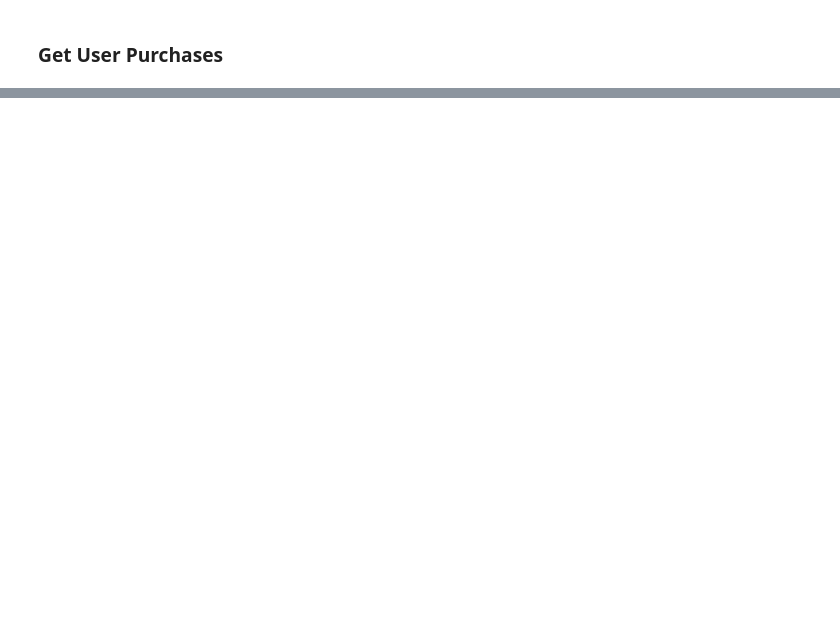
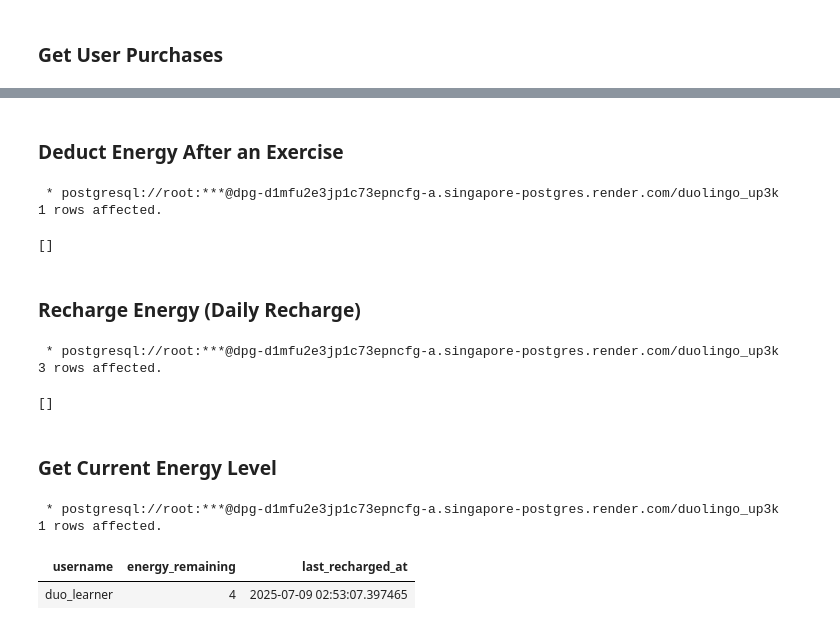
Before and after one commit to Guy-Thatchakorn/Database_foundation, a Jupyter notebook: Duolingo_Database_Final_Project.ipynb, the cells around one changed output, grey strips where cells are left out. Cells and saved outputs as stored; diff of their text form; code cells hidden in the pictures; blank space fills up the shorter version.

```diff
--- a/Duolingo_Database_Final_Project.ipynb
+++ b/Duolingo_Database_Final_Project.ipynb
@@ -451,0 +581,41 @@ ORDER BY up.purchased_at DESC;
+# %% [markdown]
+### Deduct Energy After an Exercise
+# %%
+%%sql
+-- Deduct 1 energy for 'duo_learner' after completing an exercise
+-- (Assumes application logic checks if energy > 0 first)
+UPDATE user_energy
+SET energy_remaining = energy_remaining - 1
+WHERE user_id = (SELECT user_id FROM users WHERE username = 'duo_learner')
+AND energy_remaining > 0; -- Only deduct if energy is available
+# %% [output]
+ * postgresql://root:***@dpg-d1mfu2e3jp1c73epncfg-a.singapore-postgres.render.com/duolingo_up3k
+1 rows affected.
+[]
+# %% [markdown]
+### Recharge Energy (Daily Recharge)
+# %%
+%%sql
+UPDATE user_energy
+SET
+    energy_remaining = 5, -- Max energy
+    last_recharged_at = CURRENT_TIMESTAMP
+WHERE last_recharged_at < CURRENT_DATE; -- If last recharge was before today
+# %% [output]
+ * postgresql://root:***@dpg-d1mfu2e3jp1c73epncfg-a.singapore-postgres.render.com/duolingo_up3k
+3 rows affected.
+[]
+# %% [markdown]
+### Get Current Energy Level
+# %%
+%%sql
+-- Get energy status for 'duo_learner'
+SELECT u.username, ue.energy_remaining, ue.last_recharged_at
+FROM user_energy ue
+JOIN users u ON ue.user_id = u.user_id
+WHERE u.username = 'duo_learner';
+# %% [output]
+ * postgresql://root:***@dpg-d1mfu2e3jp1c73epncfg-a.singapore-postgres.render.com/duolingo_up3k
+1 rows affected.
+| username | energy_remaining | last_recharged_at |
+| duo_learner | 4 | 2025-07-09 02:53:07.397465 |
```
Also changed, not shown: parts of 40 cells of this notebook.
